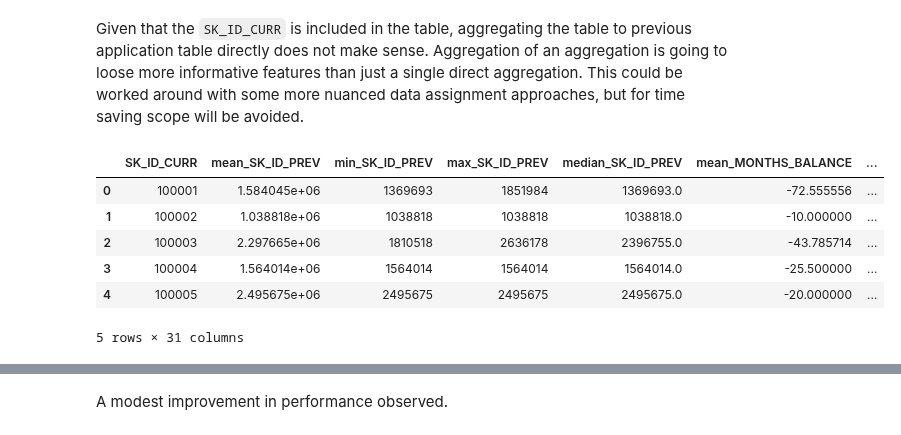
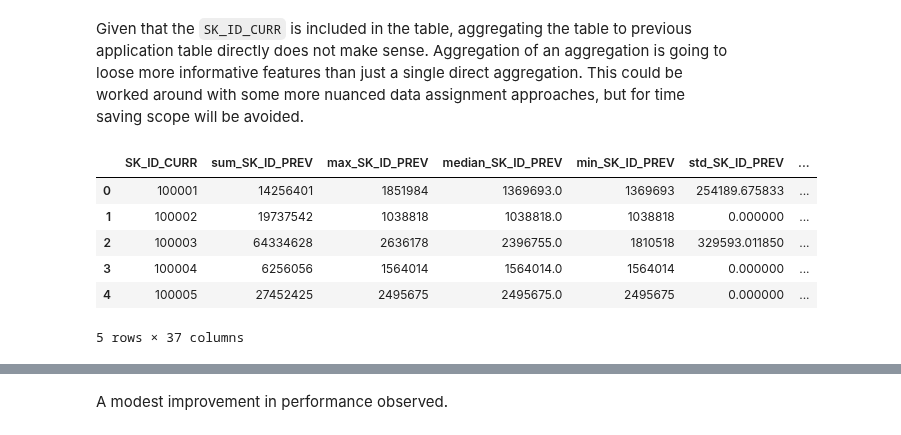
Before and after one commit to Sauciu1/defaulting-risk, a Jupyter notebook: notebooks/nb7_previous_applications.ipynb, the cells around one changed output, grey strips where cells are left out. Saved outputs shown, nothing was run; the diff lists cells and outputs as text; code cells hidden in the pictures.

```diff
--- a/notebooks/nb7_previous_applications.ipynb
+++ b/notebooks/nb7_previous_applications.ipynb
@@ -261,30 +246,18 @@ Unexpected columns: ['SK_ID_CURR', 'SK_ID_PREV']
 # %% [markdown]
 Given that the `SK_ID_CURR` is included in the table, aggregating the table to previous application table directly does not make sense. Aggregation of an aggregation is going to loose more informative features than just a single direct aggregation. This could be worked around with some more nuanced data assignment approaches, but for time saving scope will be avoided.
 # %%
-metrics_dict = {
-    **{
-        col: ["mean", "min", "max", "median"]
-        for col in pos.select_dtypes(include=[np.number]).columns.tolist()
-    },
-    **{
-        col: ["onehot_count"]
-        for col in pos.select_dtypes(include=["category"]).columns.tolist()
-    },
-}
-
-pos_agg = aggregator_helper.RowAggregator(
-    df=pos, stack_columns=["SK_ID_CURR"], agg_dict=metrics_dict
-)
-pos_agg_df = pos_agg.get_df()
+pos_agg_df = aggregator_helper.RowAggregator(
+    df=pos, stack_columns=["SK_ID_CURR"], agg_dict='auto'
+).get_df()
 pos_agg_df.head()
 # %% [output]
-|  | SK_ID_CURR | mean_SK_ID_PREV | min_SK_ID_PREV | max_SK_ID_PREV | median_SK_ID_PREV | mean_MONTHS_BALANCE | ... |
-| 0 | 100001 | 1.584045e+06 | 1369693 | 1851984 | 1369693.0 | -72.555556 | ... |
-| 1 | 100002 | 1.038818e+06 | 1038818 | 1038818 | 1038818.0 | -10.000000 | ... |
-| 2 | 100003 | 2.297665e+06 | 1810518 | 2636178 | 2396755.0 | -43.785714 | ... |
-| 3 | 100004 | 1.564014e+06 | 1564014 | 1564014 | 1564014.0 | -25.500000 | ... |
-| 4 | 100005 | 2.495675e+06 | 2495675 | 2495675 | 2495675.0 | -20.000000 | ... |
+|  | SK_ID_CURR | sum_SK_ID_PREV | max_SK_ID_PREV | median_SK_ID_PREV | min_SK_ID_PREV | std_SK_ID_PREV | ... |
+| 0 | 100001 | 14256401 | 1851984 | 1369693.0 | 1369693 | 254189.675833 | ... |
+| 1 | 100002 | 19737542 | 1038818 | 1038818.0 | 1038818 | 0.000000 | ... |
+| 2 | 100003 | 64334628 | 2636178 | 2396755.0 | 1810518 | 329593.011850 | ... |
+| 3 | 100004 | 6256056 | 1564014 | 1564014.0 | 1564014 | 0.000000 | ... |
+| 4 | 100005 | 27452425 | 2495675 | 2495675.0 | 2495675 | 0.000000 | ... |
-5 rows × 31 columns
+5 rows × 37 columns
 # %%
 X_train = X_train.merge(pos_agg_df, on="SK_ID_CURR", how="left")
 submissions.cv_lgbm(X_train.drop(columns=["SK_ID_CURR"]))
```
Also changed, not shown: parts of 19 cells of this notebook, 10 other files.
